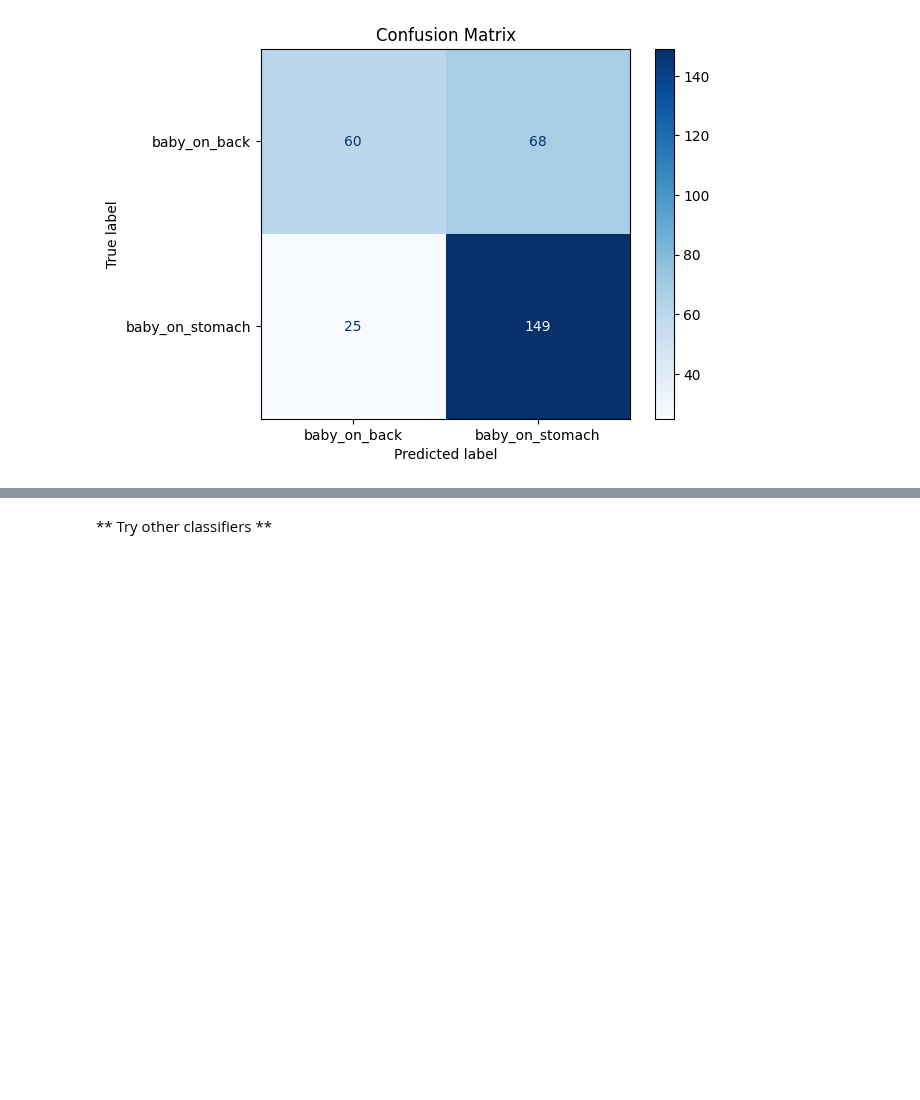
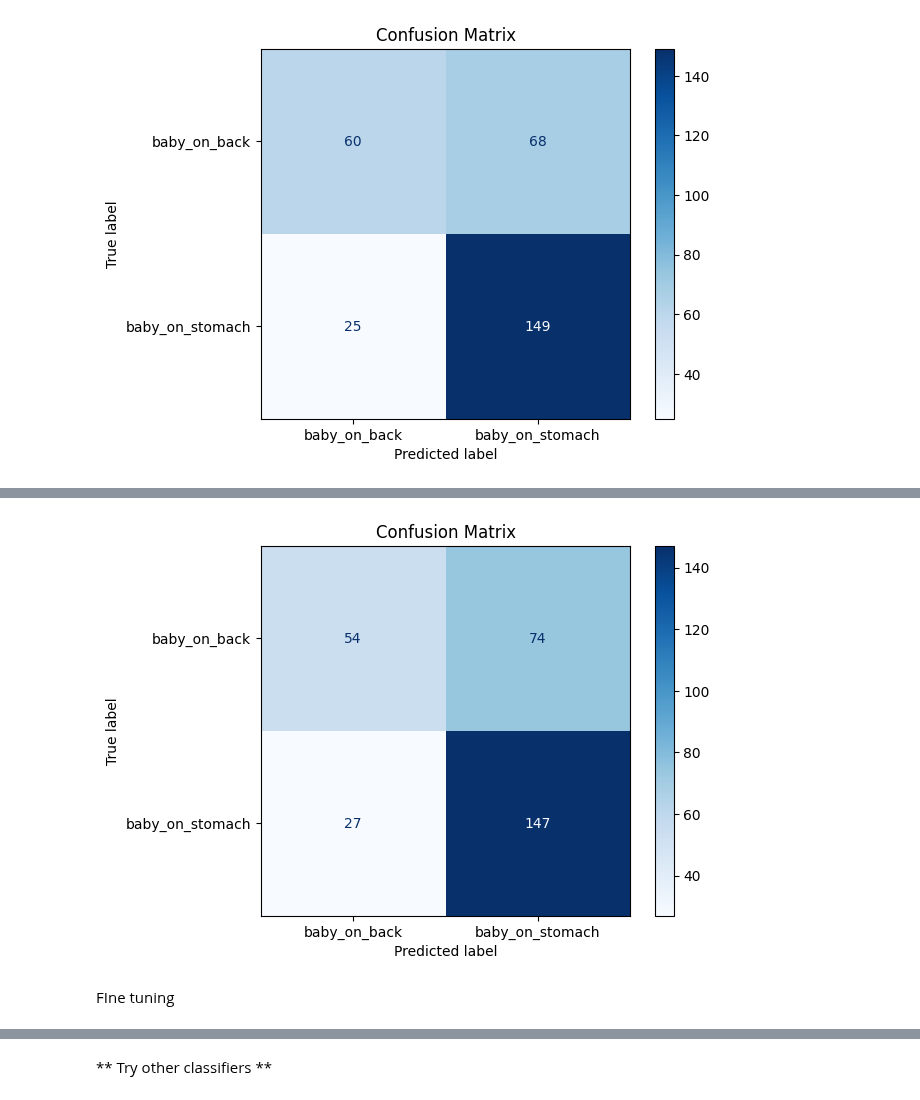
Before and after one commit to Lori-in-the-clouds/SIDS_revelation_project, a Jupyter notebook: model2_dataset2.ipynb, the cells around one changed output, grey strips where cells are left out. Drawn from its saved outputs; the diff is of its cells as text; code cells hidden in the pictures; blank space fills up the shorter version.

Commit message:
Modello 2, gataset 2(Meri), embeddings flag e positions, classificatori random forest e svm, massima accuracy 0,69% (ottimizzato con gridsearch)

```diff
--- a/classification_terry.ipynb
+++ b/model2_dataset2.ipynb
@@ -222,0 +225,24 @@ plt.show()
+# %%
+from sklearn.svm import SVC
+from sklearn.model_selection import train_test_split
+from sklearn.metrics import accuracy_score, classification_report
+from sklearn.preprocessing import StandardScaler
+import numpy as np
+
+# Suddivisione del dataset
+X_train, X_test, y_train, y_test = train_test_split(X, y, test_size=0.2, random_state=42)
+
+scaler = StandardScaler()
+X_train_scaled = scaler.fit_transform(X_train)
+X_test_scaled = scaler.transform(X_test)
+
+# puoi provare anche kernel='linear'
+svm_clf = SVC(kernel='linear', C=1.0, gamma='scale', random_state=42)
+svm_clf.fit(X_train_scaled, y_train)
+
+y_pred = svm_clf.predict(X_test_scaled)
+print(f"\nDataset labels:----------------------------------------\n{classes_mlp}\n")
+
+print(f"Report-------------------------------------------------")
+labels_in_dataset = list(classes_mlp.keys())[:2]
+print(classification_report(y_test, y_pred, target_names=labels_in_dataset))
@@ -222,0 +262,14 @@ plt.show()
+# %%
+from sklearn.metrics import confusion_matrix, ConfusionMatrixDisplay
+import matplotlib.pyplot as plt
+
+cm = confusion_matrix(y_test, y_pred)
+
+disp = ConfusionMatrixDisplay(confusion_matrix=cm, display_labels=labels_in_dataset)
+disp.plot(cmap=plt.cm.Blues)
+plt.title("Confusion Matrix")
+plt.show()
+# %% [output]
+[figure, added]
+# %% [markdown]
+FIne tuning
```
Also changed, not shown: parts of 8 cells of this notebook.
